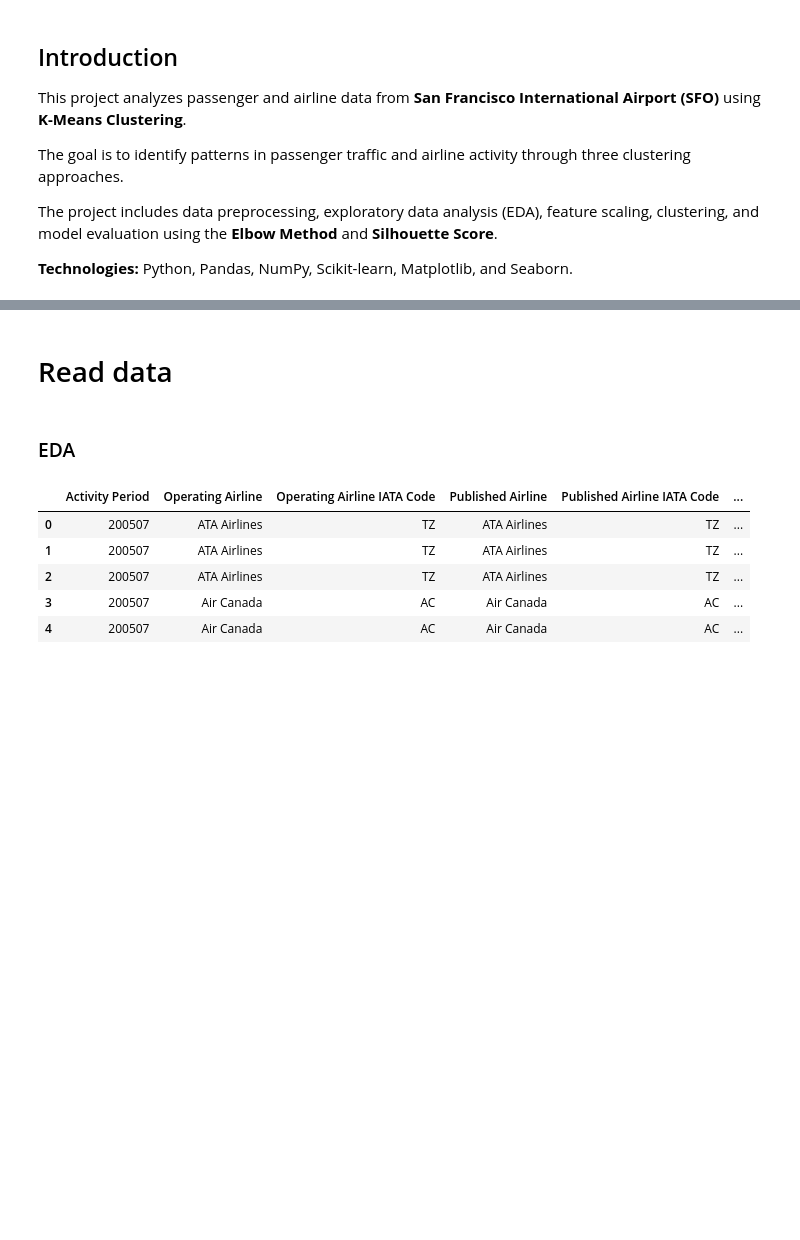
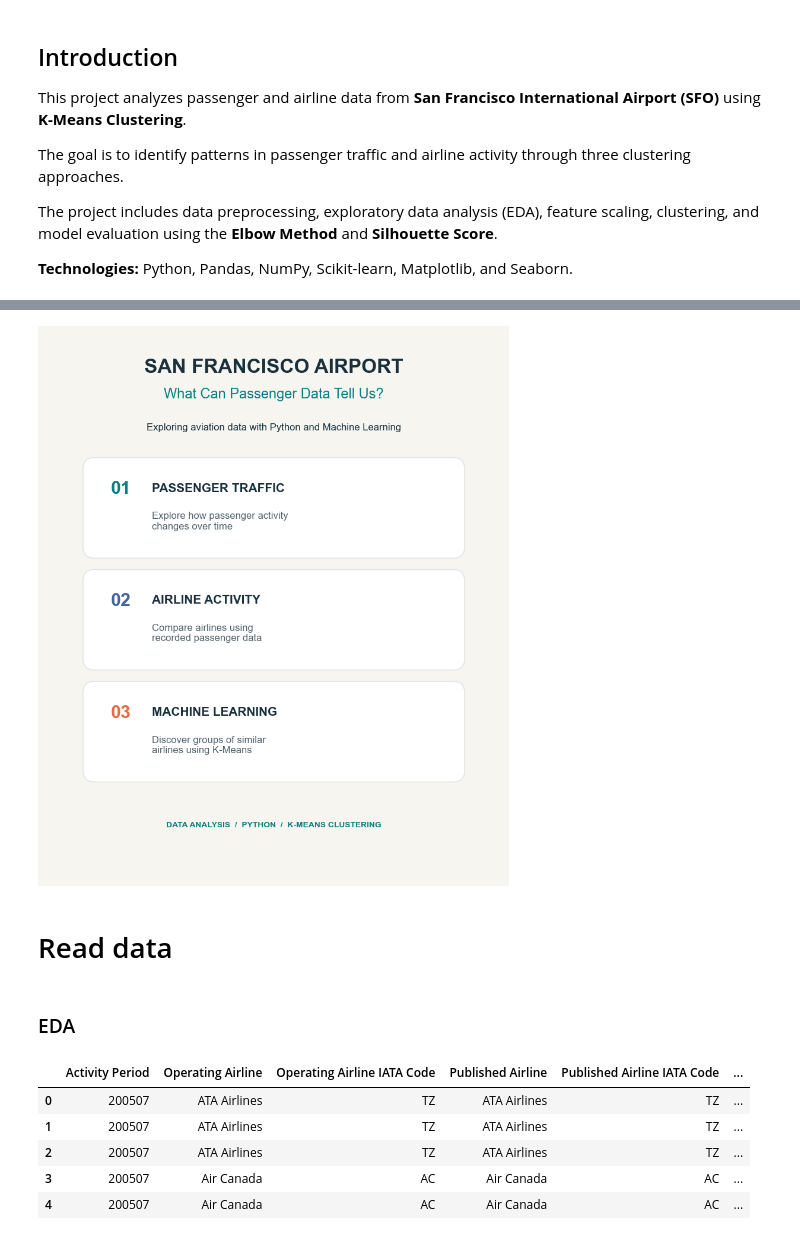
Before and after one commit to EnYa32/SanFranciscoAirportClustering, a Jupyter notebook: notebooks/SanFranciscoAirportClustering.ipynb, the cells around one changed output, grey strips where cells are left out. Saved outputs shown, nothing was run; the diff lists cells and outputs as text; code cells hidden in the pictures; blank space fills up the shorter version.

```diff
--- a/notebooks/SanFranciscoAirportClustering.ipynb
+++ b/notebooks/SanFranciscoAirportClustering.ipynb
@@ -15,3 +19,79 @@ The project includes data preprocessing, exploratory data analysis (EDA), featur
+# %%
+import matplotlib.pyplot as plt
+from matplotlib.patches import FancyBboxPatch
+from pathlib import Path
+
+# Colors
+bg = '#F7F5F0'
+navy = '#19313D'
+teal = '#087F83'
+orange = '#E86A43'
+blue = '#4565A0'
+
+fig, ax = plt.subplots(figsize=(10, 12), facecolor=bg)
+ax.set_facecolor(bg)
+ax.set_xlim(0, 10)
+ax.set_ylim(0, 12)
+ax.axis('off')
+
+# Header
+ax.text(5, 11.1, 'SAN FRANCISCO AIRPORT',
+        ha='center', fontsize=24, weight='bold', color=navy)
+
+ax.text(5, 10.55, 'What Can Passenger Data Tell Us?',
+        ha='center', fontsize=17, color=teal)
+
+ax.text(5, 9.85,
+        'Exploring aviation data with Python and Machine Learning',
+        ha='center', fontsize=12, color=navy)
+
+# Cards
+cards = [
+    (7.2, '01', 'PASSENGER TRAFFIC',
+     'Explore how passenger activity\nchanges over time', teal),
+    (4.75, '02', 'AIRLINE ACTIVITY',
+     'Compare airlines using\nrecorded passenger data', blue),
+    (2.3, '03', 'MACHINE LEARNING',
+     'Discover groups of similar\nairlines using K-Means', orange)
+]
+
+for y, number, title, description, color in cards:
+    card = FancyBboxPatch(
+        (1.0, y), 8.0, 1.9,
+        boxstyle='round,pad=0.15,rounding_size=0.25',
+        facecolor='white',
+        edgecolor='#DFE5E5',
+        linewidth=1.2
+    )
+    ax.add_patch(card)
+
+    ax.text(1.45, y + 1.25, number,
+            fontsize=22, weight='bold', color=color)
+
+    ax.text(2.35, y + 1.3, title,
+            fontsize=15, weight='bold', color=navy)
+
+    ax.text(2.35, y + 0.65, description,
+            fontsize=12, color='#52636C', va='center')
+
+# Footer
+ax.text(5, 1.15,
+        'DATA ANALYSIS  /  PYTHON  /  K-MEANS CLUSTERING',
+        ha='center', fontsize=10, weight='bold', color=teal)
+
+# Save
+Path('images').mkdir(exist_ok=True)
+
+plt.savefig(
+    'images/linkedin_project_overview.png',
+    dpi=300,
+    bbox_inches='tight',
+    facecolor=bg
+)
+
+plt.show()
+# %% [output]
+[figure, added]
 # %%
 import pandas as pd
 import numpy as np
```
Also changed, not shown: parts of 5 cells of this notebook.
